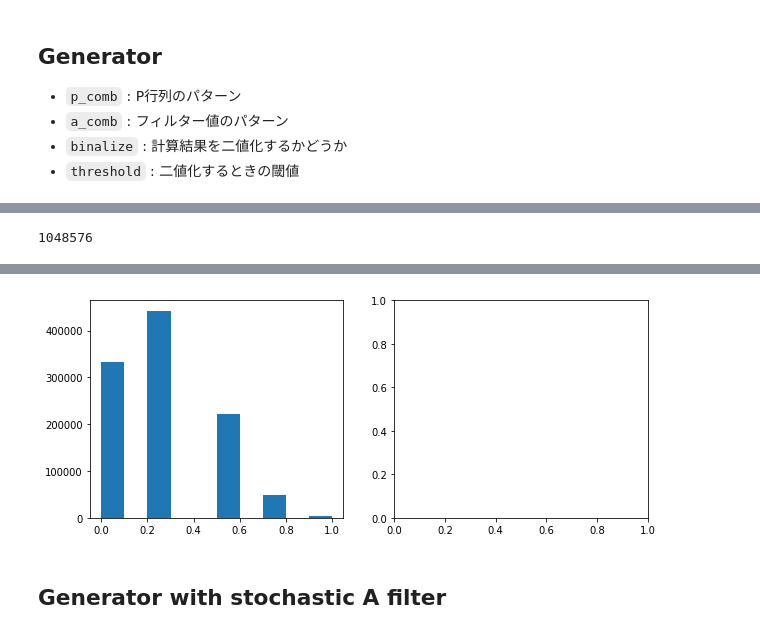
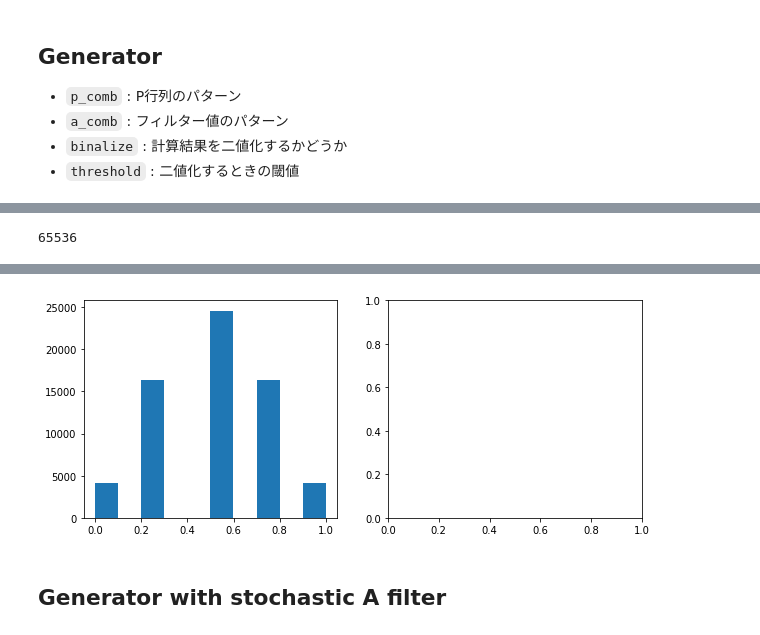
Before and after one commit to mositori/Bayesian-SuperResolution, a Jupyter notebook: ex1/4x4MatrixGenerator.ipynb, the cells around one changed output, grey strips where cells are left out. Cells and saved outputs as stored; diff of their text form; code cells hidden in the pictures.

```diff
--- a/ex1/4x4MatrixGenerator.ipynb
+++ b/ex1/4x4MatrixGenerator.ipynb
@@ -14,7 +14,7 @@ from progressbar import ProgressBar
 %%time
 ## INPUT
 p_comb = [0, 1]
-a_comb = [0, 1]
+a_comb = [1]
 binalize = False
 threshold = 0.5 #where val > threshold, then val = 1
 
@@ -60 +60 @@ np.savez_compressed('4x4matrix', p_matrix = p_matrix, q_matrix = q_matrix)
-1048576
+65536
@@ -64,4 +64,4 @@ Wall time: 10.8 s
-[figure, old version]
+[figure, new version]
 # %% [markdown]
 ## Generator with stochastic A filter
 # %%
```
Also changed, not shown: parts of 2 cells of this notebook, 8 other files.
